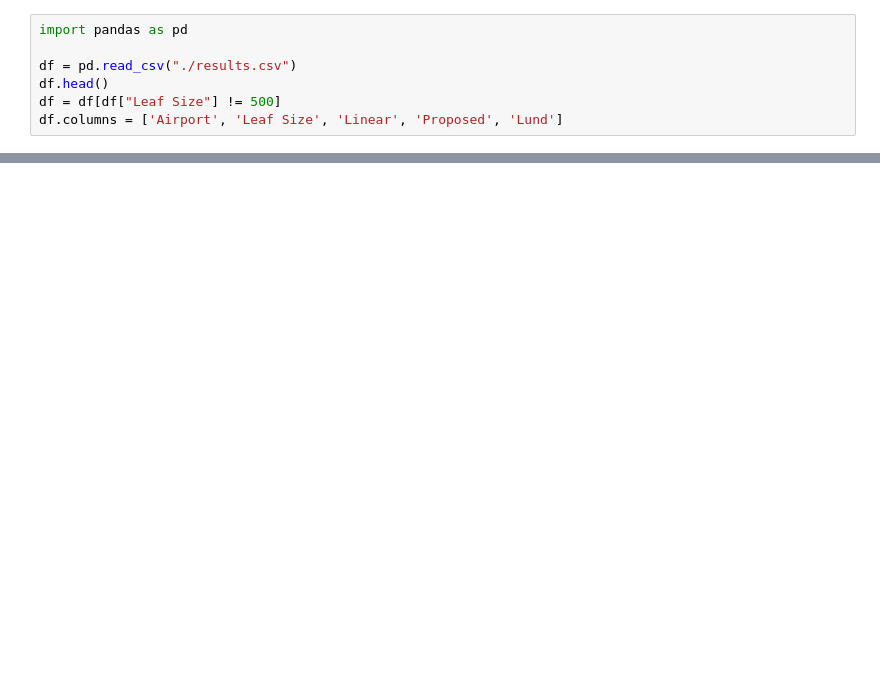
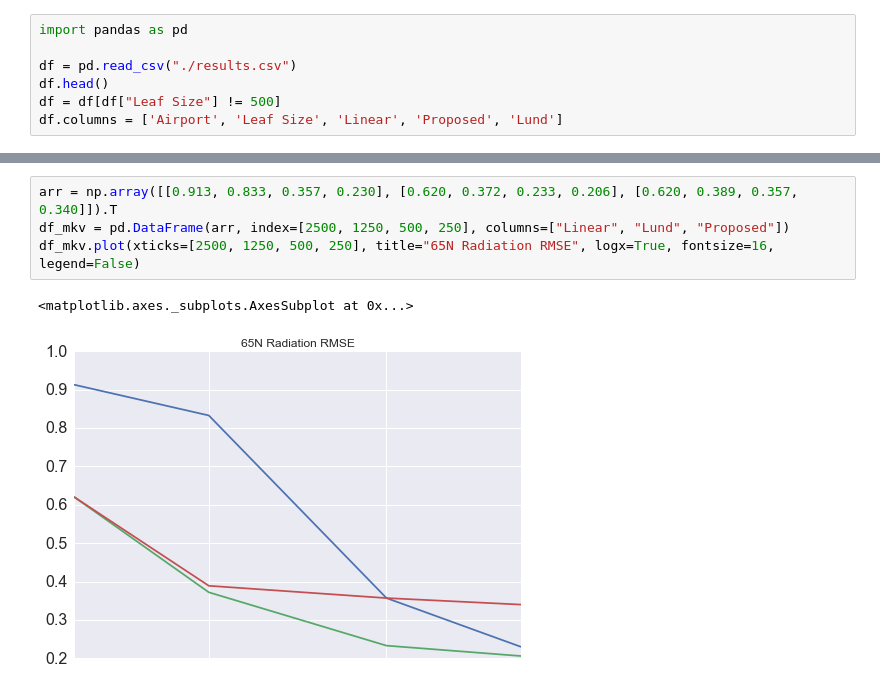
Before and after one commit to monkeybutter/circular_tree, a Jupyter notebook: manuscript/ipython figures/experiment_figures.ipynb, the cells around one changed output, grey strips where cells are left out. Saved outputs shown, nothing was run; the diff lists cells and outputs as text; blank space fills up the shorter version.

```diff
--- a/manuscript/ipython figures/experiment_figures.ipynb
+++ b/manuscript/ipython figures/experiment_figures.ipynb
@@ -37,0 +37,7 @@ for i, code in enumerate(["eddt", "egll", "yssy", "zbaa", "lebl", "lfpg", "limc"
+# %%
+arr = np.array([[0.913, 0.833, 0.357, 0.230], [0.620, 0.372, 0.233, 0.206], [0.620, 0.389, 0.357, 0.340]]).T
+df_mkv = pd.DataFrame(arr, index=[2500, 1250, 500, 250], columns=["Linear", "Lund", "Proposed"])
+df_mkv.plot(xticks=[2500, 1250, 500, 250], title="65N Radiation RMSE", logx=True, fontsize=16, legend=False)
+# %% [output]
+<matplotlib.axes._subplots.AxesSubplot at 0x...>
+[figure, added]
```
Also changed, not shown: parts of 1 cell of this notebook, 28 other files.
